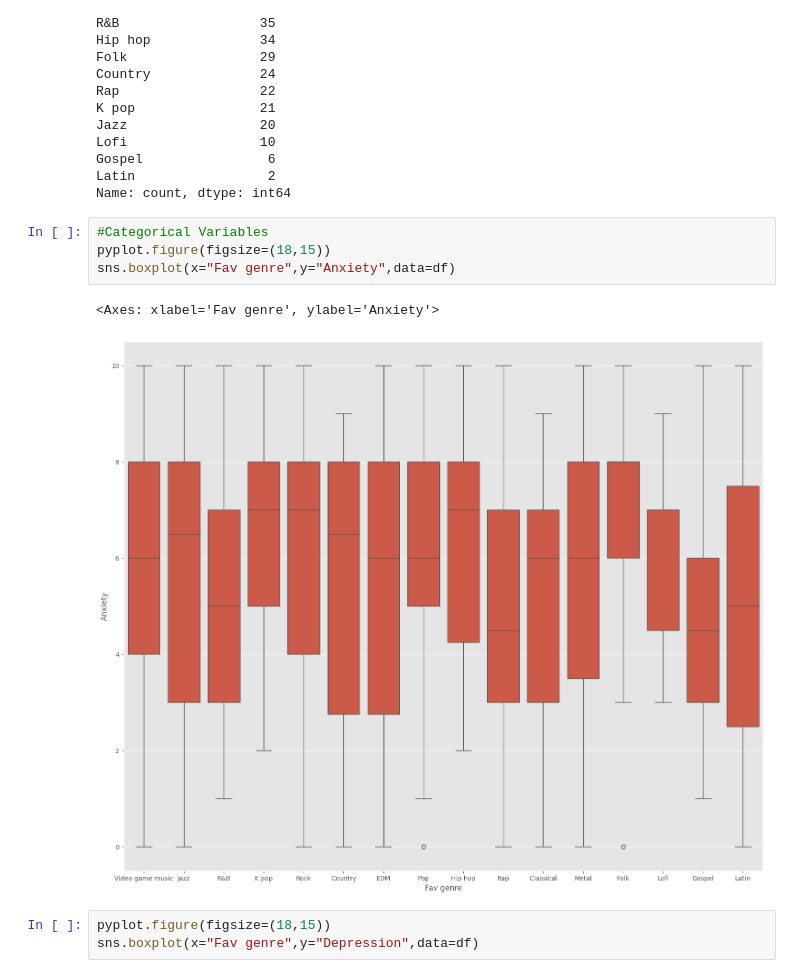
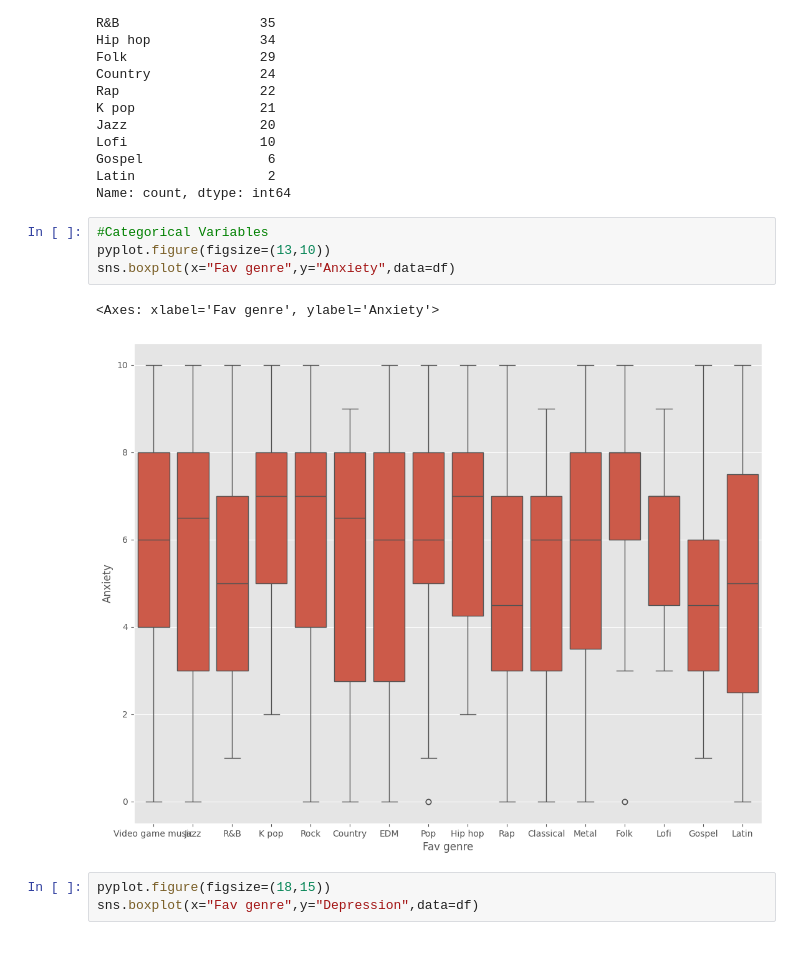
Before and after one commit to MiguelDoncel/prog_anal_datos, a Jupyter notebook: Proyecto/proyecto.ipynb, the cells around one changed output. Saved outputs shown, nothing was run; the diff lists cells and outputs as text; blank space fills up the shorter version.

```diff
--- a/Proyecto/proyecto.ipynb
+++ b/Proyecto/proyecto.ipynb
@@ -299,11 +303,11 @@ Latin                 2
 Name: count, dtype: int64
 # %%
 #Categorical Variables
-pyplot.figure(figsize=(18,15))
+pyplot.figure(figsize=(13,10))
 sns.boxplot(x="Fav genre",y="Anxiety",data=df)
 # %% [output]
 <Axes: xlabel='Fav genre', ylabel='Anxiety'>
-[figure, old version]
+[figure, new version]
 # %%
 pyplot.figure(figsize=(18,15))
 sns.boxplot(x="Fav genre",y="Depression",data=df)
```
Also changed, not shown: parts of 10 cells of this notebook.
